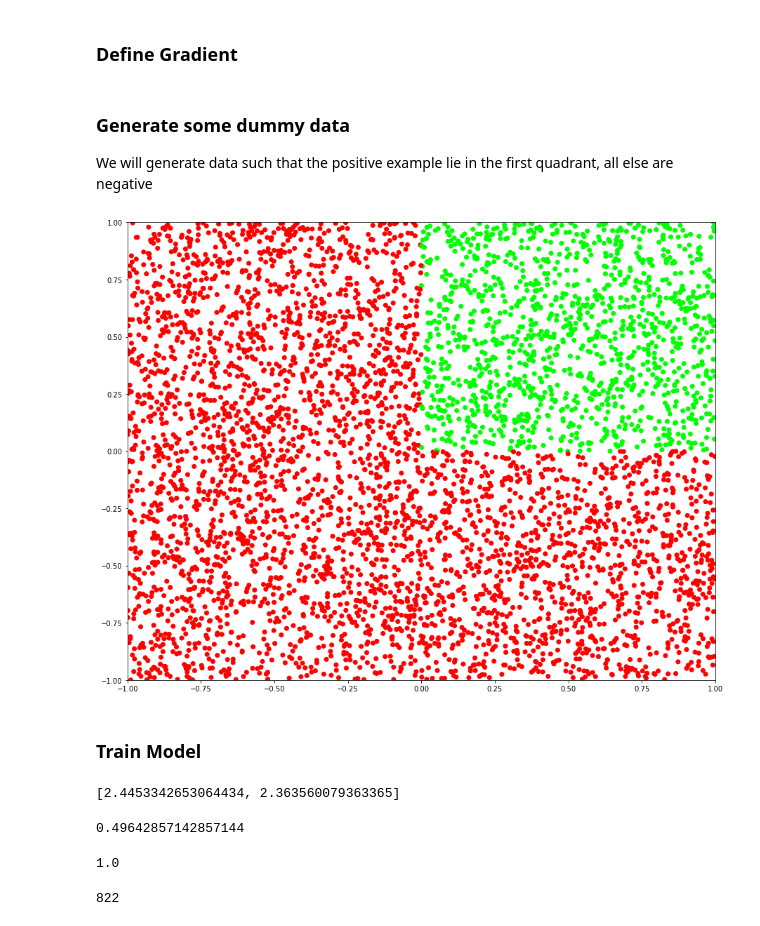
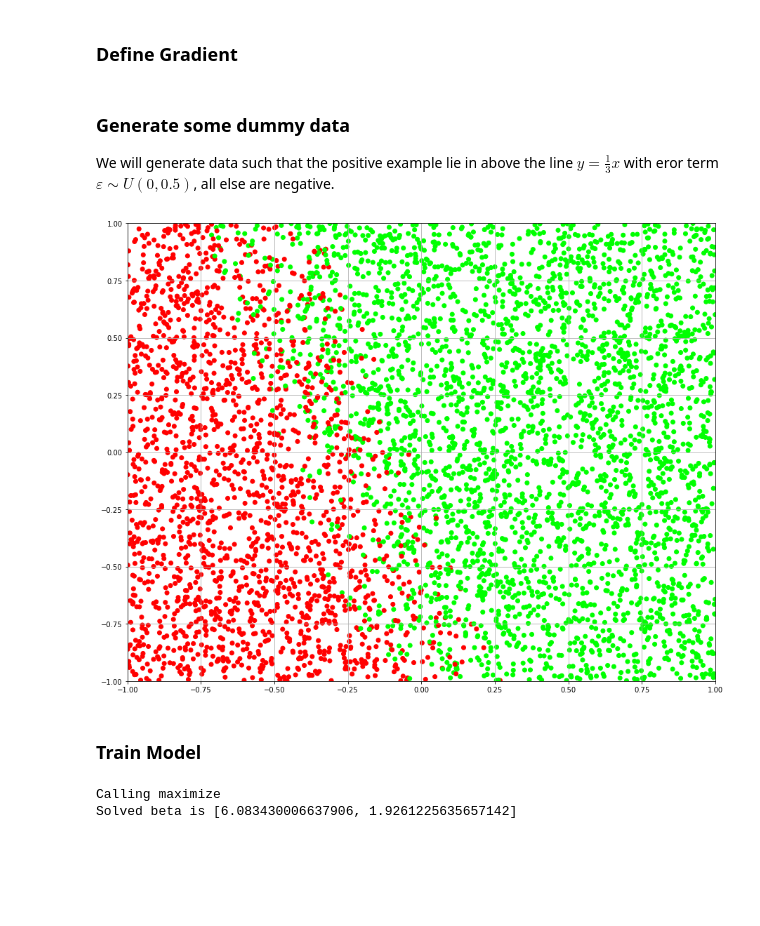
Before and after one commit to EvanOman/Data-Science-from-Scratch, a Jupyter notebook: Chapter16.ipynb, the cells around one changed output. Cells and saved outputs as stored; diff of their text form; code cells hidden in the pictures; blank space fills up the shorter version.

```diff
--- a/Chapter16.ipynb
+++ b/Chapter16.ipynb
@@ -97,49 +101,54 @@ def logistic_log_gradient(x, y, beta):
 # %% [markdown]
 ### Generate some dummy data
 
-We will generate data such that the positive example lie in the first quadrant, all else are negative
+We will generate data such that the positive example lie in above the line $y = \frac{1}{3} x$ with eror term $\varepsilon \sim U(0,0.5)$, all else are negative.
 # %%
-def rand_dat_pt():
+def rand_dat_pt(beta):
     x1 = random.uniform(-1,1)
     x2 = random.uniform(-1,1)
-    c = 1 if (x1 > 0 and x2 > 0) else 0
+    c = 1 if (x1 * beta[0] + x2 * beta[1] + random.random() / 2> 0) else 0
     return ((x1, x2), c)
 # %%
-data = [rand_dat_pt() for _ in range(5000)]
-x, y = zip(*data)
+if __name__ == "__main__":
+    t_beta = [1,.3]
+    data = [rand_dat_pt(t_beta) for _ in range(5000)]
+    x, y = zip(*data)
 
-# rgba values for red and green (negative and positive)
-red = [1, 0, 0, 1]
-green = [0, 1, 0, 1]
+    # rgba values for red and green (negative and positive)
+    red = [1, 0, 0, 1]
+    green = [0, 1, 0, 1]
 
-# apply colors according to pos/neg
-colors = [green if y_i == 1 else red for y_i in y]
+    # apply colors according to pos/neg
+    colors = [green if y_i == 1 else red for y_i in y]
 
-# plot the data colored by label
+    # plot the data colored by label
 
-plt.scatter(*zip(*x), c=colors)
-plt.xlim([-1,1])
-plt.ylim([-1,1])
-plt.draw()
+    plt.scatter(*zip(*x), c=colors)
+    plt.xlim([-1,1])
+    plt.ylim([-1,1])
+    plt.grid(True)
+    plt.draw()
 # %% [output]
-[figure, old version]
+[figure, new version]
 # %% [markdown]
 ### Train Model
 # %%
-x_train, x_test, y_train, y_test = Ch11.train_test_split(x, y, 0.33)
+if __name__ == "__main__":
+    x_train, x_test, y_train, y_test = Ch11.train_test_split(x, y, 0.33)
 
-# we want to maximize log likelihood on training data
-fn = partial(logistic_log_likelihood, x_train, y_train)
-gradient_fn = partial(logistic_log_gradient, x_train, y_train)
+    # we want to maximize log likelihood on training data
+    fn = partial(logistic_log_likelihood, x_train, y_train)
+    gradient_fn = partial(logistic_log_gradient, x_train, y_train)
 
-# random starting point
-beta_0 = [random.random() for _ in range(2)]
+    # random starting point
+    beta_0 = [random.random() for _ in range(2)]
 
-# maximize using gradient descent
-beta_hat = Ch8.maximize_stochastic(logistic_log_likelihood_i,
-                                   logistic_log_gradient_i,
-                                   x_train, y_train, beta_0)
+    # maximize using gradient descent
+    beta_hat = Ch8.maximize_stochastic(logistic_log_likelihood_i,
+                                       logistic_log_gradient_i,
+                                       x_train, y_train, beta_0, alpha_0=1)
+
+    print("Solved beta is {0}".format(beta_hat))
+# %% [output]
+Calling maximize
+Solved beta is [6.083430006637906, 1.9261225635657142]
-# %%
-beta_hat
-# %% [output]
-[2.4453342653064434, 2.363560079363365]
@@ -164,12 +154,0 @@ recall = true_positives / (true_positives + false_negatives)
-# %%
-precision
-# %% [output]
-0.49642857142857144
-# %%
-recall
-# %% [output]
-1.0
-# %%
-true_negatives
-# %% [output]
-822
```
Also changed, not shown: parts of 7 cells of this notebook, 1 other file.
